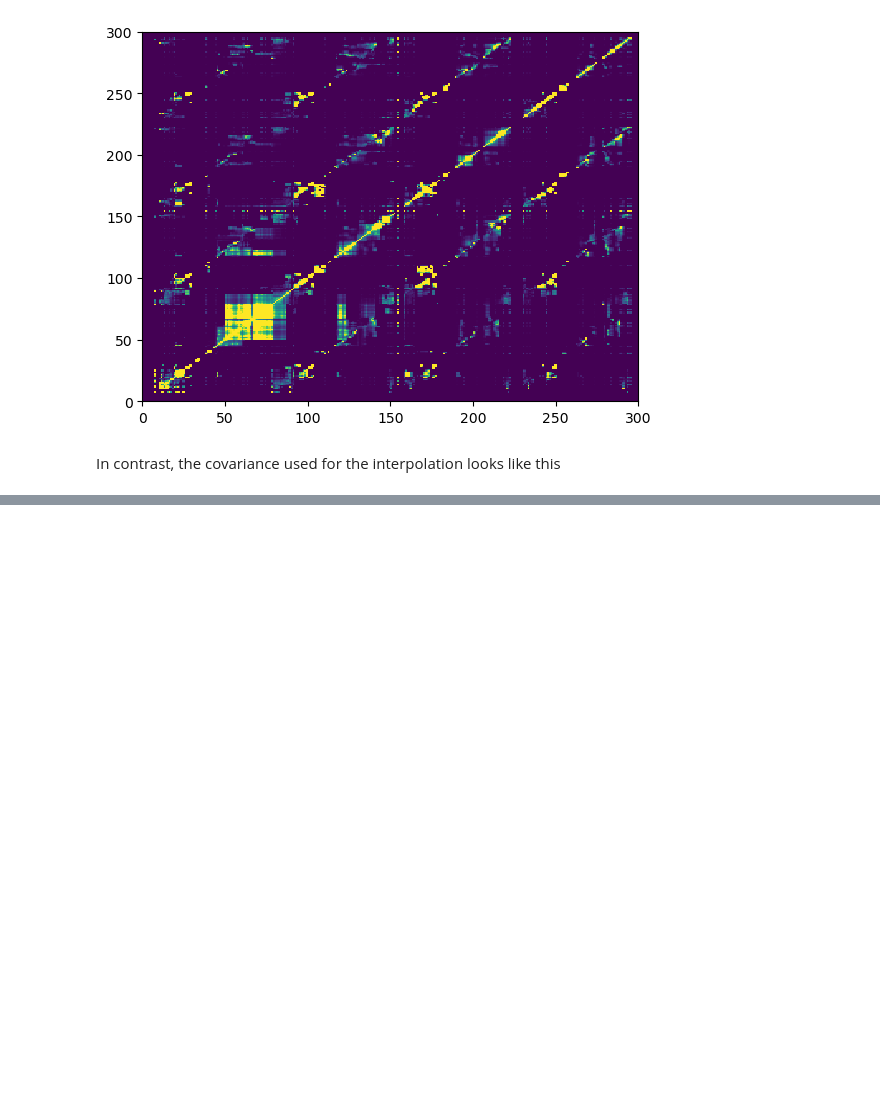
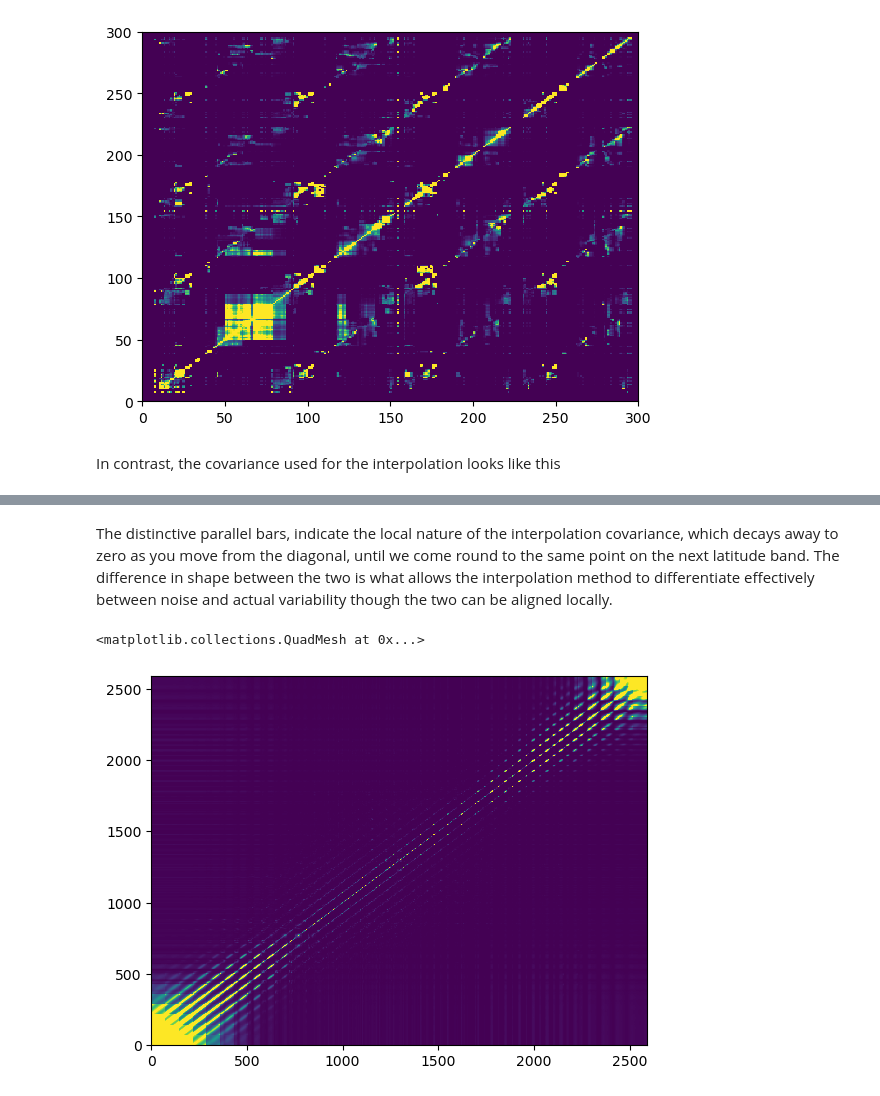
Before and after one commit to jjk-code-otter/open-ocean, a Jupyter notebook: notebooks/interpolation_examples.ipynb, the cells around one changed output, grey strips where cells are left out. Saved outputs shown, nothing was run; the diff lists cells and outputs as text; code cells hidden in the pictures; blank space fills up the shorter version.

```diff
--- a/notebooks/interpolation_examples.ipynb
+++ b/notebooks/interpolation_examples.ipynb
@@ -122,0 +126,7 @@ plt.pcolormesh(interp.cov[700:1000,700:1000], vmin=0, vmax=0.1, cmap='viridis')
+# %% [markdown]
+The distinctive parallel bars, indicate the local nature of the interpolation covariance, which decays away to zero as you move from the diagonal, until we come round to the same point on the next latitude band. The difference in shape between the two is what allows the interpolation method to differentiate effectively between noise and actual variability though the two can be aligned locally.
+# %%
+plt.pcolormesh(interp.posterior, vmin=0.0, vmax=0.1, cmap='viridis')
+# %% [output]
+<matplotlib.collections.QuadMesh at 0x...>
+[figure, added]
```
Also changed, not shown: parts of 4 cells of this notebook, 2 other files.
